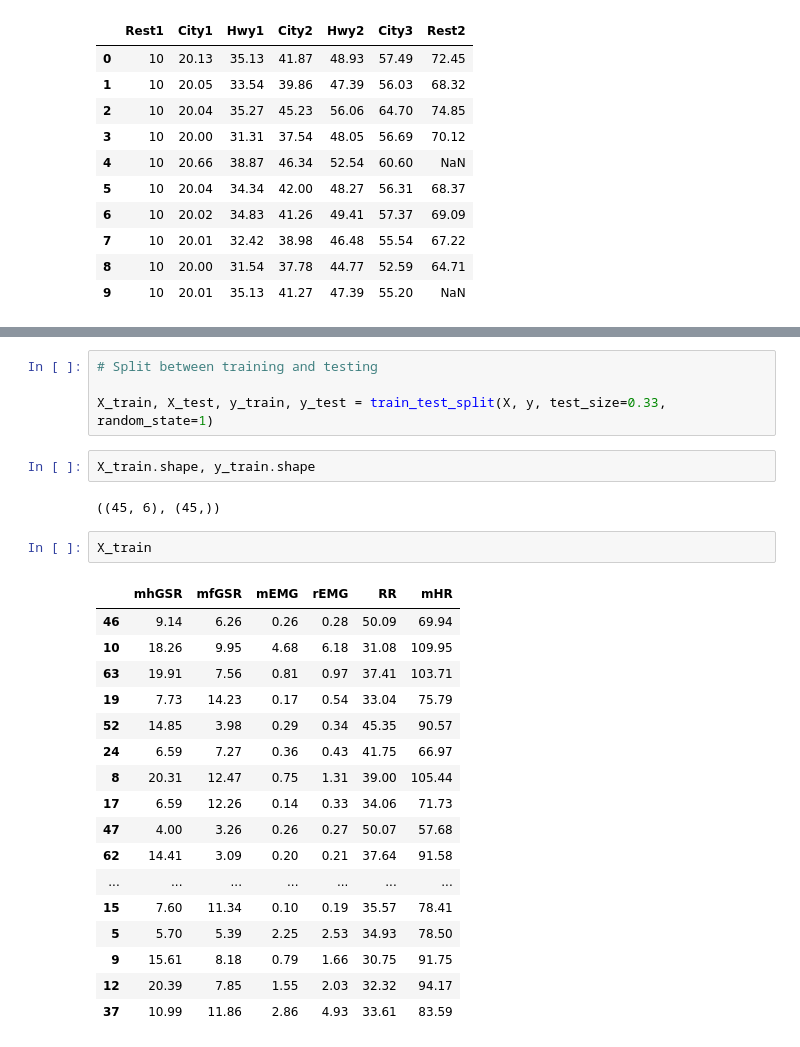
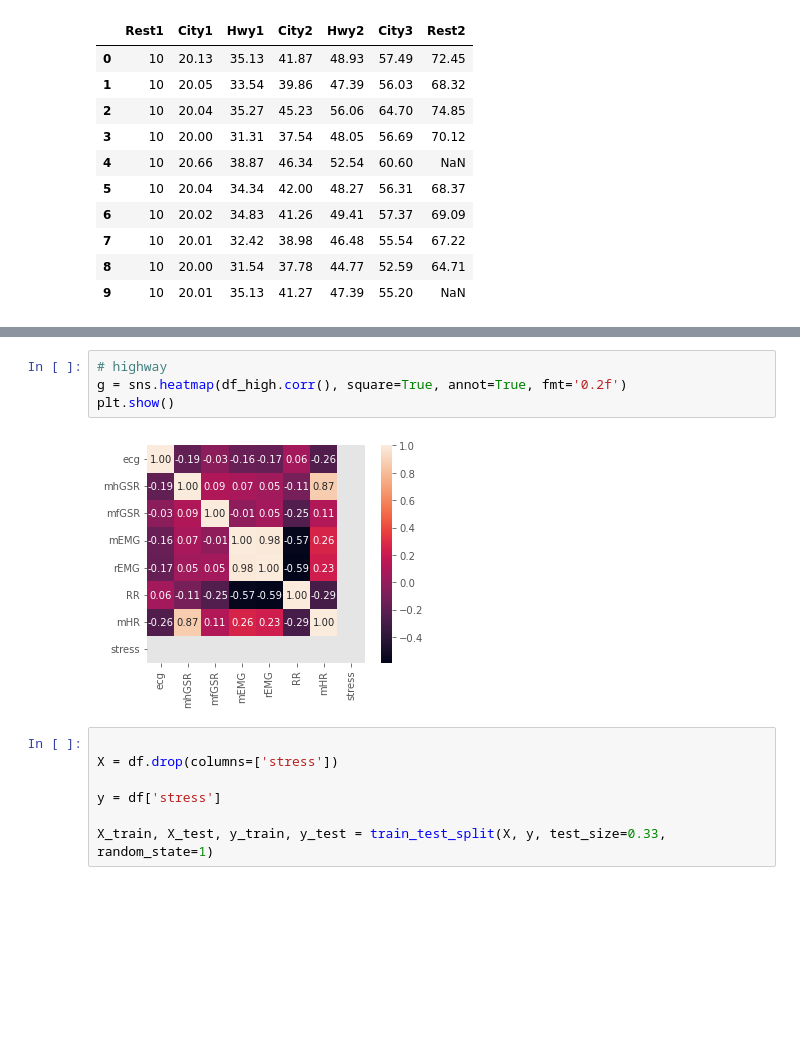
Before and after one commit to Applied-Machine-Learning-2022/final-project-stay-hard-uk, a Jupyter notebook: automobile_stress.ipynb, the cells around one changed output, grey strips where cells are left out. Drawn from its saved outputs; the diff is of its cells as text; blank space fills up the shorter version.

```diff
--- a/automobile_stress.ipynb
+++ b/automobile_stress.ipynb
@@ -313,28 +307,13 @@ y = df['stress']
+# %%
+# highway
+g = sns.heatmap(df_high.corr(), square=True, annot=True, fmt='0.2f')
+plt.show()
+# %% [output]
+[figure, added]
 # %%
-# Split between training and testing
+
+X = df.drop(columns=['stress'])
+
+y = df['stress']
 
 X_train, X_test, y_train, y_test = train_test_split(X, y, test_size=0.33, random_state=1)
-# %%
-X_train.shape, y_train.shape
-# %% [output]
-((45, 6), (45,))
-# %%
-X_train
-# %% [output]
-|  | mhGSR | mfGSR | mEMG | rEMG | RR | mHR |
-| 46 | 9.14 | 6.26 | 0.26 | 0.28 | 50.09 | 69.94 |
-| 10 | 18.26 | 9.95 | 4.68 | 6.18 | 31.08 | 109.95 |
-| 63 | 19.91 | 7.56 | 0.81 | 0.97 | 37.41 | 103.71 |
-| 19 | 7.73 | 14.23 | 0.17 | 0.54 | 33.04 | 75.79 |
-| 52 | 14.85 | 3.98 | 0.29 | 0.34 | 45.35 | 90.57 |
-| 24 | 6.59 | 7.27 | 0.36 | 0.43 | 41.75 | 66.97 |
-| 8 | 20.31 | 12.47 | 0.75 | 1.31 | 39.00 | 105.44 |
-| 17 | 6.59 | 12.26 | 0.14 | 0.33 | 34.06 | 71.73 |
-| 47 | 4.00 | 3.26 | 0.26 | 0.27 | 50.07 | 57.68 |
-| 62 | 14.41 | 3.09 | 0.20 | 0.21 | 37.64 | 91.58 |
-| ... | ... | ... | ... | ... | ... | ... |
-| 15 | 7.60 | 11.34 | 0.10 | 0.19 | 35.57 | 78.41 |
-| 5 | 5.70 | 5.39 | 2.25 | 2.53 | 34.93 | 78.50 |
-| 9 | 15.61 | 8.18 | 0.79 | 1.66 | 30.75 | 91.75 |
-| 12 | 20.39 | 7.85 | 1.55 | 2.03 | 32.32 | 94.17 |
-| 37 | 10.99 | 11.86 | 2.86 | 4.93 | 33.61 | 83.59 |
```
Also changed, not shown: parts of 15 cells of this notebook, 1 other file.
